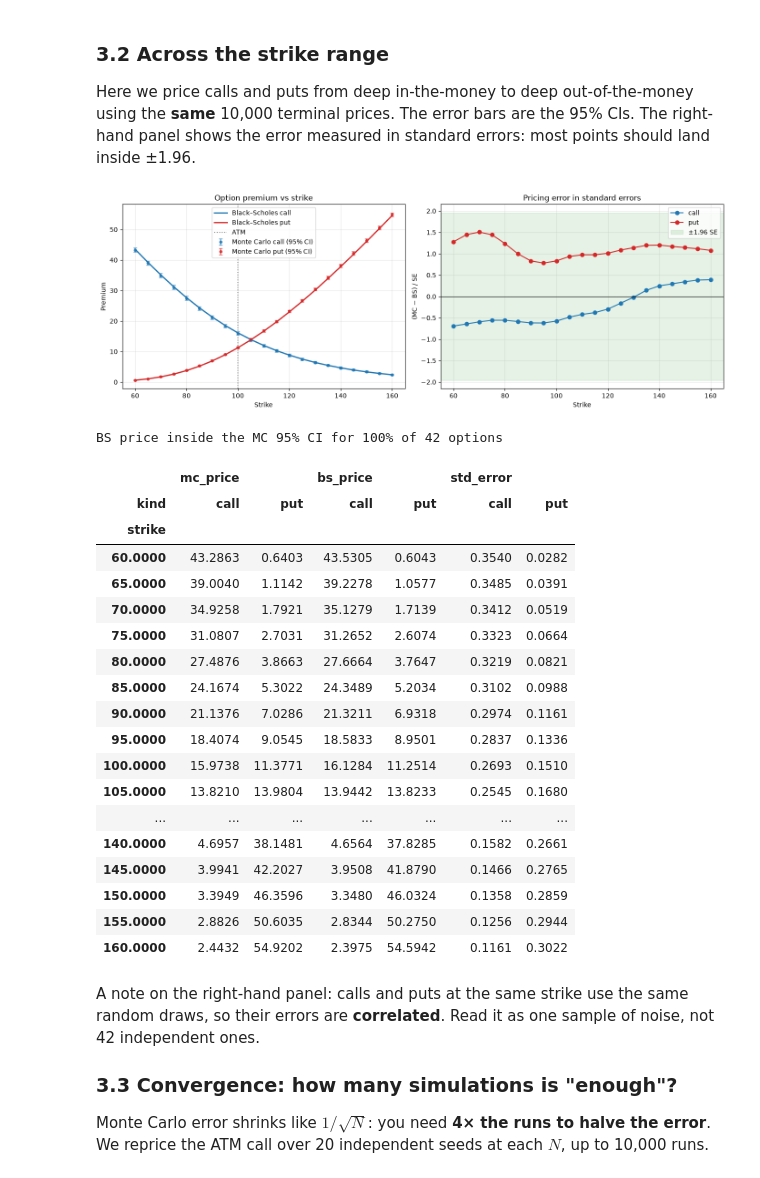
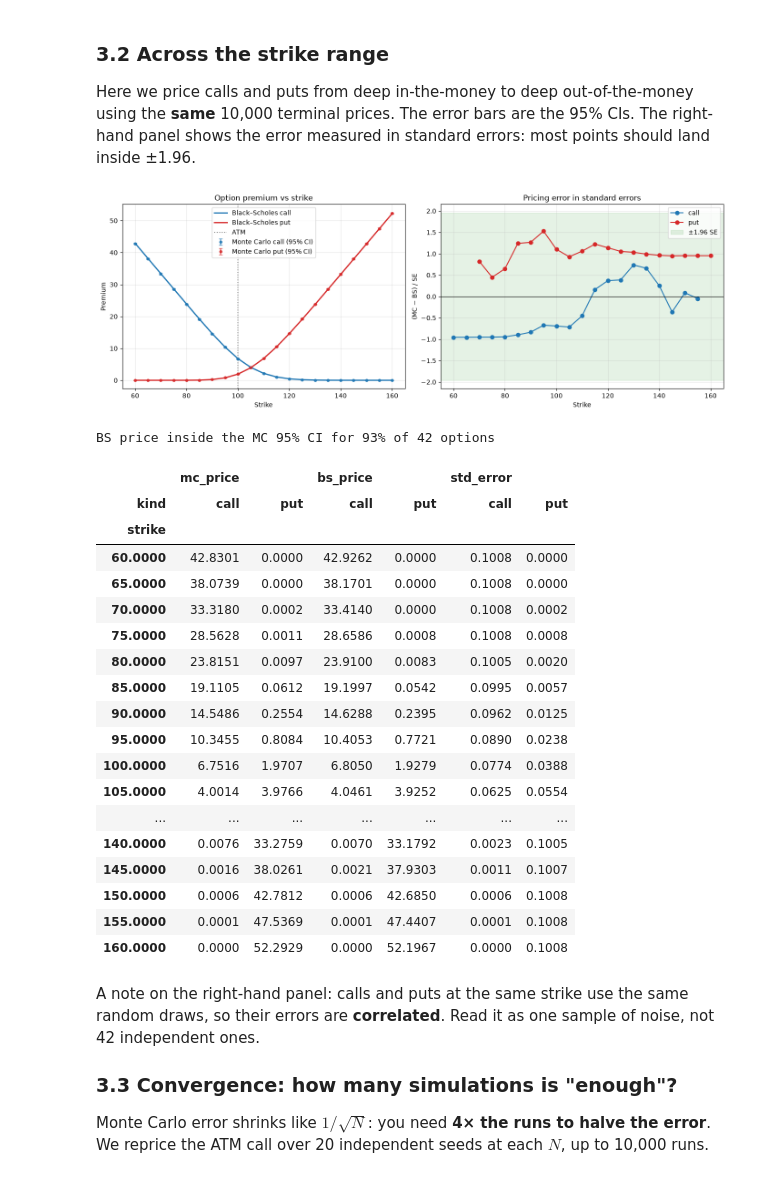
Before and after one commit to min-chipchip/monte-carlo-pricing, a Jupyter notebook: notebooks/Simulation_Analysis.ipynb, the cells around one changed output. Drawn from its saved outputs; the diff is of its cells as text; code cells hidden in the pictures.

```diff
--- a/notebooks/Simulation_Analysis.ipynb
+++ b/notebooks/Simulation_Analysis.ipynb
@@ -46,7 +55,7 @@ $S_0$ from the spot price, $\sigma$ from historical or implied volatility, and $
 # %%
 S0 = 100.0        # spot price
 r = 0.05          # annual risk-free rate
-sigma = 0.35      # annual volatility
+sigma = 0.1     # annual volatility
 T = 1.0           # horizon in years
 N_STEPS = 252     # one step per trading day
 SEED = 42
@@ -240,51 +155,35 @@ The error bars are the 95% CIs. The right-hand panel shows the error measured in
 most points should land inside ±1.96.
 # %%
 strikes = np.arange(60, 165, 5)
-chain = pd.DataFrame(
-    [mc_price_with_ci(ST, float(k), T, r, S0, sigma, kind) for kind in ("call", "put") for k in strikes]
-)
+chain = price_chain(ST, S0, strikes, T, r, sigma)
 
-fig, (ax1, ax2) = plt.subplots(1, 2, figsize=(14, 5))
-for kind, color in [("call", "tab:blue"), ("put", "tab:red")]:
-    sub = chain[chain.kind == kind]
-    ax1.plot(sub.strike, sub.bs_price, color=color, linewidth=2, label=f"Black–Scholes {kind}")
-    ax1.errorbar(sub.strike, sub.mc_price, yerr=1.96 * sub.std_error, fmt="o", color=color,
-                 markersize=4, capsize=3, alpha=0.8, label=f"Monte Carlo {kind} (95% CI)")
-    ax2.plot(sub.strike, sub.z_score, "o-", color=color, label=kind)
-ax1.axvline(S0, color="grey", linestyle=":", label="ATM")
-ax1.set(xlabel="Strike", ylabel="Premium", title="Option premium vs strike")
-ax1.legend()
-ax2.axhspan(-1.96, 1.96, color="green", alpha=0.1, label="±1.96 SE")
-ax2.axhline(0, color="black", linewidth=0.8)
-ax2.set(xlabel="Strike", ylabel="(MC − BS) / SE", title="Pricing error in standard errors")
-ax2.legend()
-plt.tight_layout()
+fig = plot_strike_comparison(chain, S0)
 plt.show()
 
 print(f"BS price inside the MC 95% CI for {chain.bs_in_ci.mean():.0%} of {len(chain)} options")
 chain.pivot(index="strike", columns="kind", values=["mc_price", "bs_price", "std_error"]).round(4)
 # %% [output]
-[figure, old version]
+[figure, new version]
-BS price inside the MC 95% CI for 100% of 42 options
+BS price inside the MC 95% CI for 93% of 42 options
 |  | mc_price |  | bs_price |  | std_error |  |
 | kind | call | put | call | put | call | put |
 | strike |  |  |  |  |  |  |
-| 60.0000 | 43.2863 | 0.6403 | 43.5305 | 0.6043 | 0.3540 | 0.0282 |
-| 65.0000 | 39.0040 | 1.1142 | 39.2278 | 1.0577 | 0.3485 | 0.0391 |
-| 70.0000 | 34.9258 | 1.7921 | 35.1279 | 1.7139 | 0.3412 | 0.0519 |
-| 75.0000 | 31.0807 | 2.7031 | 31.2652 | 2.6074 | 0.3323 | 0.0664 |
-| 80.0000 | 27.4876 | 3.8663 | 27.6664 | 3.7647 | 0.3219 | 0.0821 |
-| 85.0000 | 24.1674 | 5.3022 | 24.3489 | 5.2034 | 0.3102 | 0.0988 |
-| 90.0000 | 21.1376 | 7.0286 | 21.3211 | 6.9318 | 0.2974 | 0.1161 |
-| 95.0000 | 18.4074 | 9.0545 | 18.5833 | 8.9501 | 0.2837 | 0.1336 |
-| 100.0000 | 15.9738 | 11.3771 | 16.1284 | 11.2514 | 0.2693 | 0.1510 |
-| 105.0000 | 13.8210 | 13.9804 | 13.9442 | 13.8233 | 0.2545 | 0.1680 |
+| 60.0000 | 42.8301 | 0.0000 | 42.9262 | 0.0000 | 0.1008 | 0.0000 |
+| 65.0000 | 38.0739 | 0.0000 | 38.1701 | 0.0000 | 0.1008 | 0.0000 |
+| 70.0000 | 33.3180 | 0.0002 | 33.4140 | 0.0000 | 0.1008 | 0.0002 |
+| 75.0000 | 28.5628 | 0.0011 | 28.6586 | 0.0008 | 0.1008 | 0.0008 |
+| 80.0000 | 23.8151 | 0.0097 | 23.9100 | 0.0083 | 0.1005 | 0.0020 |
+| 85.0000 | 19.1105 | 0.0612 | 19.1997 | 0.0542 | 0.0995 | 0.0057 |
+| 90.0000 | 14.5486 | 0.2554 | 14.6288 | 0.2395 | 0.0962 | 0.0125 |
+| 95.0000 | 10.3455 | 0.8084 | 10.4053 | 0.7721 | 0.0890 | 0.0238 |
+| 100.0000 | 6.7516 | 1.9707 | 6.8050 | 1.9279 | 0.0774 | 0.0388 |
+| 105.0000 | 4.0014 | 3.9766 | 4.0461 | 3.9252 | 0.0625 | 0.0554 |
 | ... | ... | ... | ... | ... | ... | ... |
-| 140.0000 | 4.6957 | 38.1481 | 4.6564 | 37.8285 | 0.1582 | 0.2661 |
-| 145.0000 | 3.9941 | 42.2027 | 3.9508 | 41.8790 | 0.1466 | 0.2765 |
-| 150.0000 | 3.3949 | 46.3596 | 3.3480 | 46.0324 | 0.1358 | 0.2859 |
-| 155.0000 | 2.8826 | 50.6035 | 2.8344 | 50.2750 | 0.1256 | 0.2944 |
-| 160.0000 | 2.4432 | 54.9202 | 2.3975 | 54.5942 | 0.1161 | 0.3022 |
+| 140.0000 | 0.0076 | 33.2759 | 0.0070 | 33.1792 | 0.0023 | 0.1005 |
+| 145.0000 | 0.0016 | 38.0261 | 0.0021 | 37.9303 | 0.0011 | 0.1007 |
+| 150.0000 | 0.0006 | 42.7812 | 0.0006 | 42.6850 | 0.0006 | 0.1008 |
+| 155.0000 | 0.0001 | 47.5369 | 0.0001 | 47.4407 | 0.0001 | 0.1008 |
+| 160.0000 | 0.0000 | 52.2929 | 0.0000 | 52.1967 | 0.0000 | 0.1008 |
 # %% [markdown]
 A note on the right-hand panel: calls and puts at the same strike use the same random draws, so their errors are **correlated**.
 Read it as one sample of noise, not 42 independent ones.
```
Also changed, not shown: parts of 19 cells of this notebook, 10 other files.
